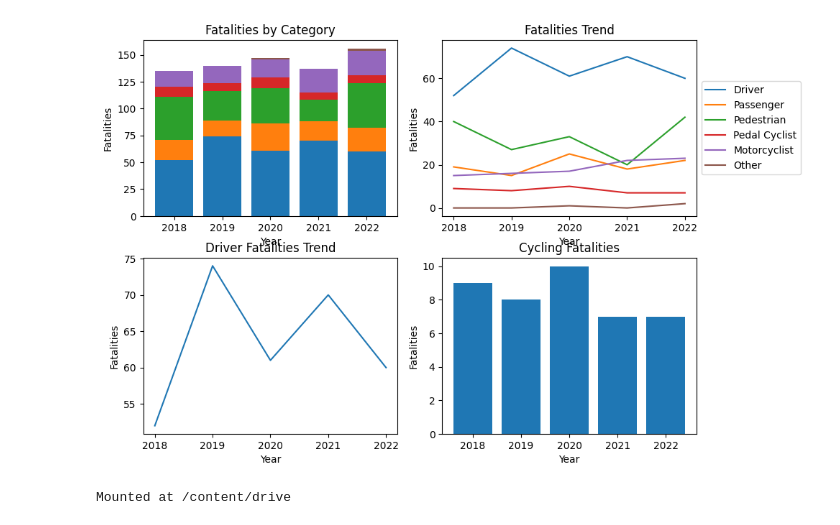
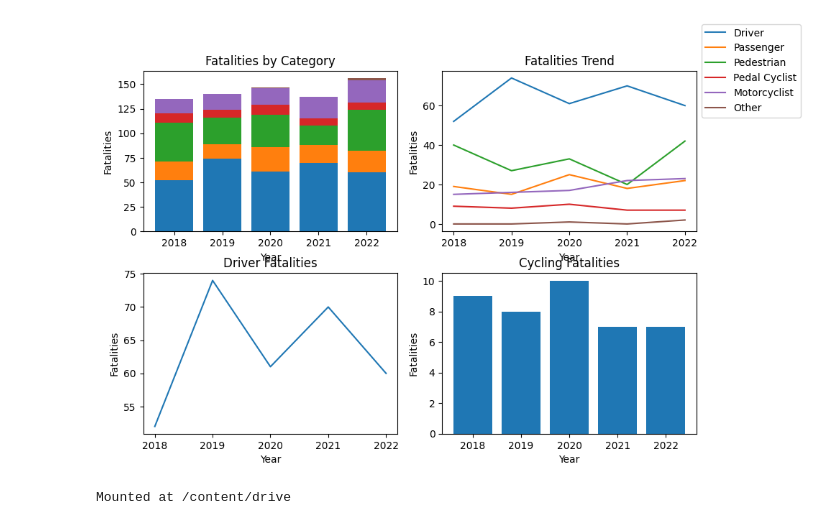
Before and after one commit to RafaelNovais/MasterAI, a Jupyter notebook: RSA_Traffic_Fatalities.ipynb, the cells around one changed output. Cells and saved outputs as stored; diff of their text form; code cells hidden in the pictures.

```diff
--- a/RSA_Traffic_Fatalities.ipynb
+++ b/RSA_Traffic_Fatalities.ipynb
@@ -4,25 +4,21 @@
 import pandas as pd
 import matplotlib.pyplot as plt
 
-# Step 1: Read data from CSV into a DataFrame
+
 data = pd.read_csv('/content/drive/MyDrive/Colab Notebooks/RSA_Traffic_Fatalities.csv')
-
-# Extract category names and years
 categories = data['Category']
 years = data.columns[1:]  # Skip the first column which contains category names
 
-# Step 2: Extract relevant information
+
 driver_fatalities = data.iloc[0, 1:].values.astype(int)
 passenger_fatalities = data.iloc[1, 1:].values.astype(int)
 pedestrian_fatalities = data.iloc[2, 1:].values.astype(int)
 cycling_fatalities = data.iloc[3, 1:].values.astype(int)
 motorcyclist_fatalities = data.iloc[4, 1:].values.astype(int)
 other_fatalities = data.iloc[5, 1:].values.astype(int)
-
-# Step 3: Create the plot
 plt.figure(figsize=(10, 6))
 
-# Plot 1: Bar chart for all categories
+#Bar chart for all categories
 plt.subplot(2, 2, 1)
 plt.bar(years, driver_fatalities, label='Driver')
 plt.bar(years, passenger_fatalities, bottom=driver_fatalities, label='Passenger')
@@ -33,42 +29,40 @@ plt.bar(years, other_fatalities, bottom=passenger_fatalities+driver_fatalities+p
 plt.title('Fatalities by Category')
 plt.xlabel('Year')
 plt.ylabel('Fatalities')
 
-# Plot 2: Line plot for fatalities trends
+#Line plot for fatalities
 plt.subplot(2, 2, 2)
 plt.plot(years, driver_fatalities, label='Driver')
 plt.plot(years, passenger_fatalities, label='Passenger')
 plt.plot(years, pedestrian_fatalities, label='Pedestrian')
 plt.plot(years, cycling_fatalities, label='Pedal Cyclist')
 plt.plot(years, motorcyclist_fatalities, label='Motorcyclist')
 plt.plot(years, other_fatalities, label='Other')
 plt.title('Fatalities Trend')
 plt.xlabel('Year')
 plt.ylabel('Fatalities')
 
-# Add legend for all categories
-plt.legend(categories, loc='center left', bbox_to_anchor=(1, 0.5))
-
+# Legend
+plt.legend(categories, loc='center left', bbox_to_anchor=(1, 1))
 plt.tight_layout()
 
-# Plot 3: Line plot for driver fatalities trend
+#Driver fatalities trend
 plt.subplot(2, 2, 3)
 plt.plot(years, driver_fatalities, label='Driver')
-plt.title('Driver Fatalities Trend')
+plt.title('Driver Fatalities')
 plt.xlabel('Year')
 plt.ylabel('Fatalities')
 
-# Plot 4: Cycling fatalities in 2021 and 2022
+#Cycling fatalities
 plt.subplot(2, 2, 4)
 plt.bar(years, cycling_fatalities, label='Cycling')
 plt.title('Cycling Fatalities')
 plt.xlabel('Year')
 plt.ylabel('Fatalities')
 
-# Step 4: Show the plot
 plt.show()
 # %% [output]
-[figure, old version]
+[figure, new version]
 # %%
 from google.colab import drive
 drive.mount('/content/drive')
```
Also changed, not shown: parts of 1 cell of this notebook.
